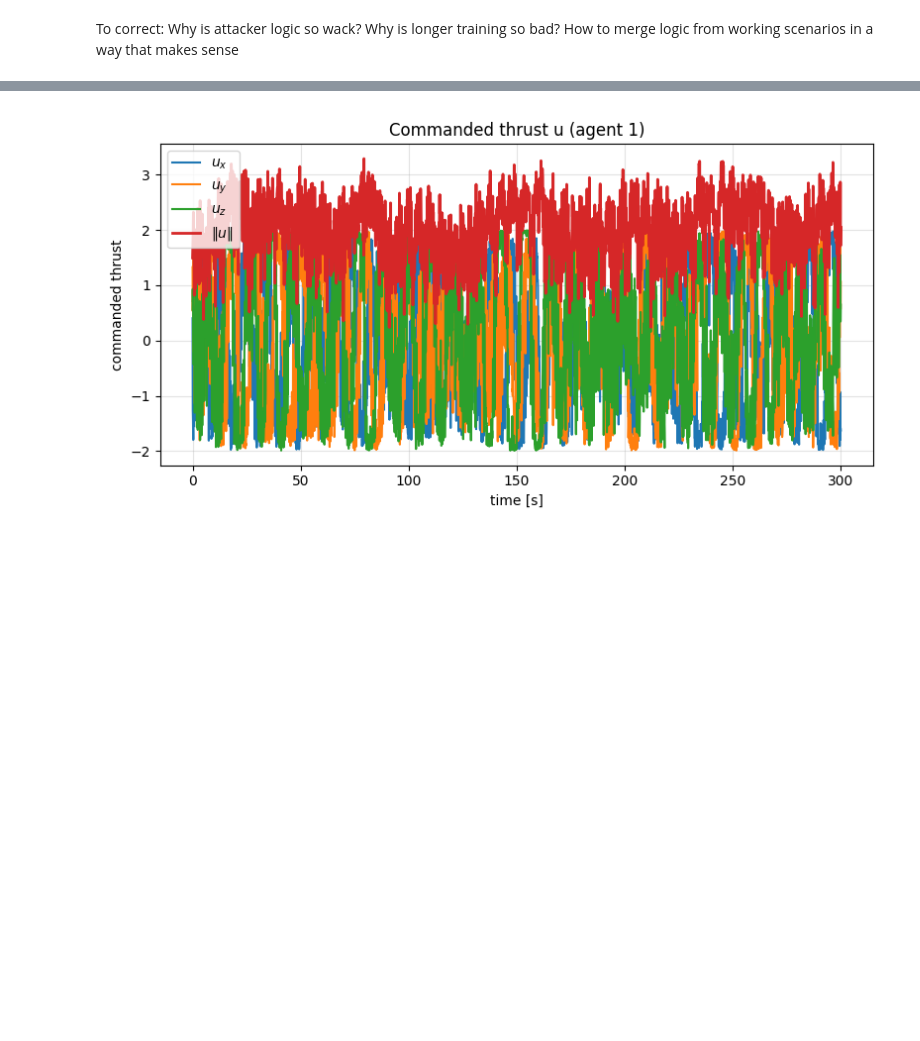
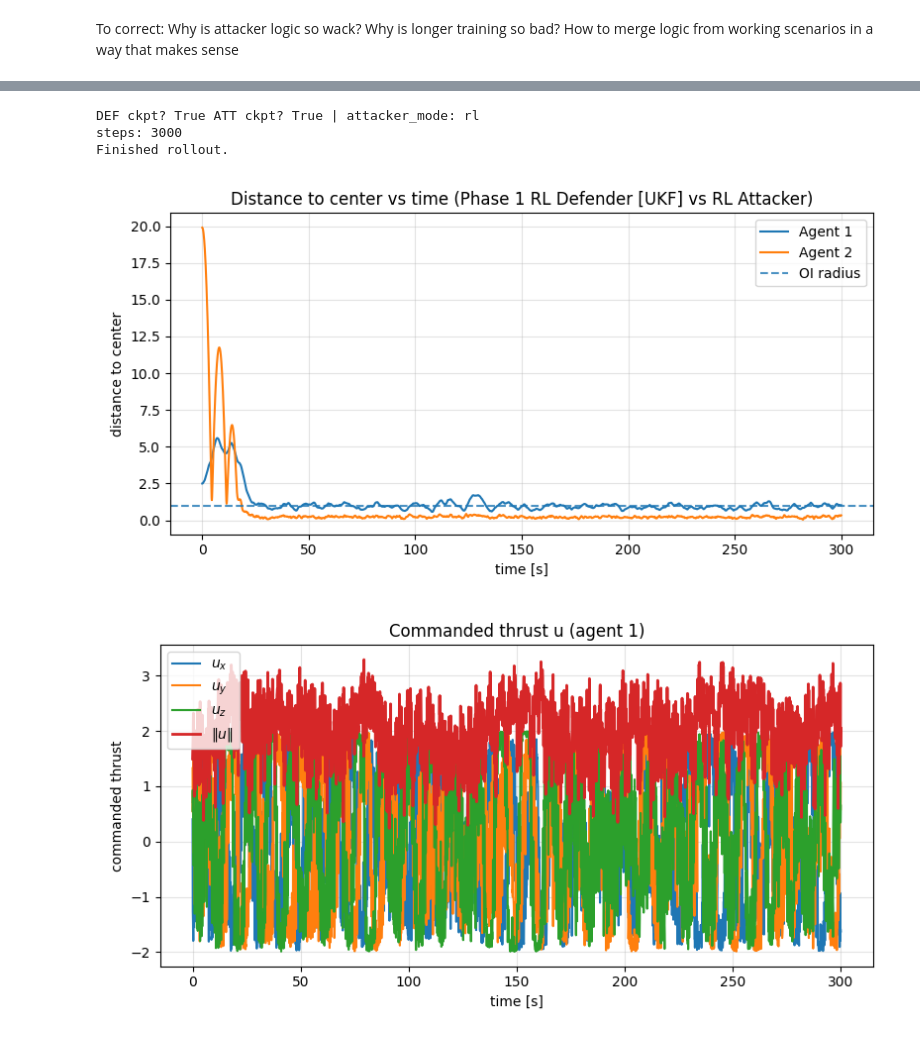
Before and after one commit to gussantaella1/PARL-PO, a Jupyter notebook: GameTheory_TopLevel.ipynb, the cells around one changed output, grey strips where cells are left out. Saved outputs shown, nothing was run; the diff lists cells and outputs as text; code cells hidden in the pictures; blank space fills up the shorter version.

```diff
--- a/GameTheory_TopLevel.ipynb
+++ b/GameTheory_TopLevel.ipynb
@@ -167,3 +250,19 @@ VBox(children=(HBox(children=(Play(value=0, interval=50, max=3000), IntSlider(va
+# %%
+if __name__ == "__main__":
+    rollout, cfg = run_with(
+        POLICY_DEFENDER="def1_ukf_student.pt",
+        POLICY_ATTACKER="att1_att_teacher.pt",
+        ATTACKER_MODE="rl",
+        USE_UKF=True,
+        ANIMATE_ROLLOUT=False
+    )
+
+    plot_rollout_center_distance(rollout, cfg, title = "Distance to center vs time (Phase 1 RL Defender [UKF] vs RL Attacker)")
+# %% [output]
+DEF ckpt? True ATT ckpt? True | attacker_mode: rl
+steps: 3000
+Finished rollout.
+[figure, added]
 # %%
 # After you have frames_dict from a rollout:
 plot_rollout_thrust_u(rollout, cfg=cfg, agent=1)
```
Also changed, not shown: parts of 8 cells of this notebook, 57 other files.
